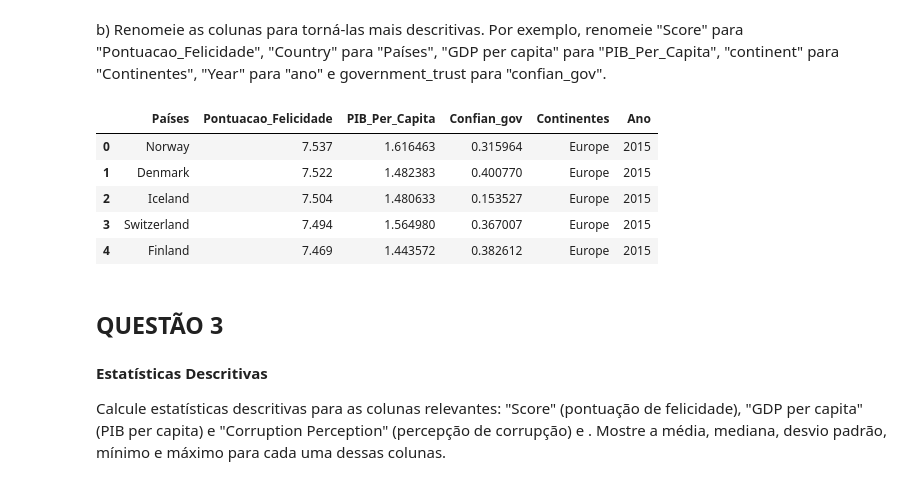
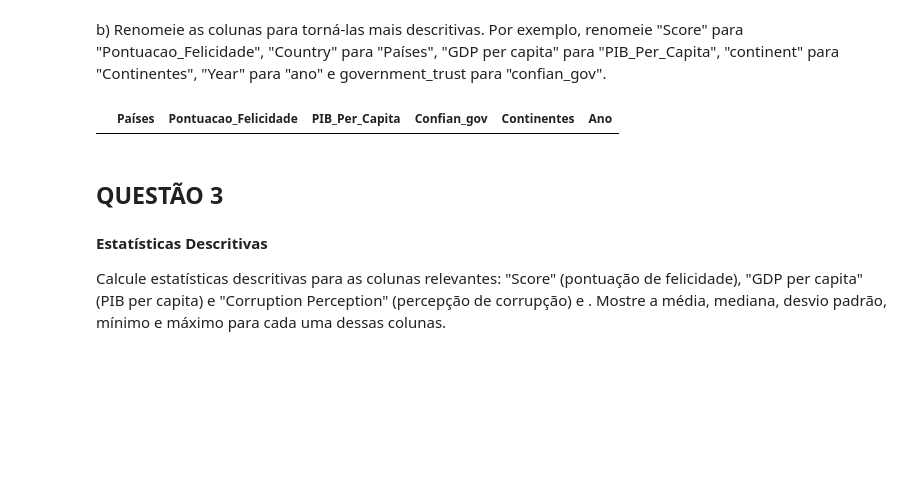
Before and after one commit to pedrohsc-dev/lista_5_de_exercicios, a Jupyter notebook: lista5pandas1.ipynb, the cells around one changed output. Cells and saved outputs as stored; diff of their text form; code cells hidden in the pictures; blank space fills up the shorter version.

```diff
--- a/lista5pandas1.ipynb
+++ b/lista5pandas1.ipynb
@@ -131,16 +131,11 @@ Renomeie as colunas para torná-las mais descritivas. Por exemplo, renomeie "Sco
 # %%
 #seu codigo começa aqui
 
 happiness = happiness.rename(columns= {"happiness_score" : "Pontuacao_Felicidade", "Country" : "Países", "gdp_per_capita" : "PIB_Per_Capita", "government_trust" : "Confian_gov", "continent" : "Continentes", "Year" : "Ano"})
 
-happiness.head()
+happiness.head(0)
 # %% [output]
 |  | Países | Pontuacao_Felicidade | PIB_Per_Capita | Confian_gov | Continentes | Ano |
-| 0 | Norway | 7.537 | 1.616463 | 0.315964 | Europe | 2015 |
-| 1 | Denmark | 7.522 | 1.482383 | 0.400770 | Europe | 2015 |
-| 2 | Iceland | 7.504 | 1.480633 | 0.153527 | Europe | 2015 |
-| 3 | Switzerland | 7.494 | 1.564980 | 0.367007 | Europe | 2015 |
-| 4 | Finland | 7.469 | 1.443572 | 0.382612 | Europe | 2015 |
 # %% [markdown]
 ## QUESTÃO 3
 # %% [markdown]
```
Also changed, not shown: parts of 3 cells of this notebook.
